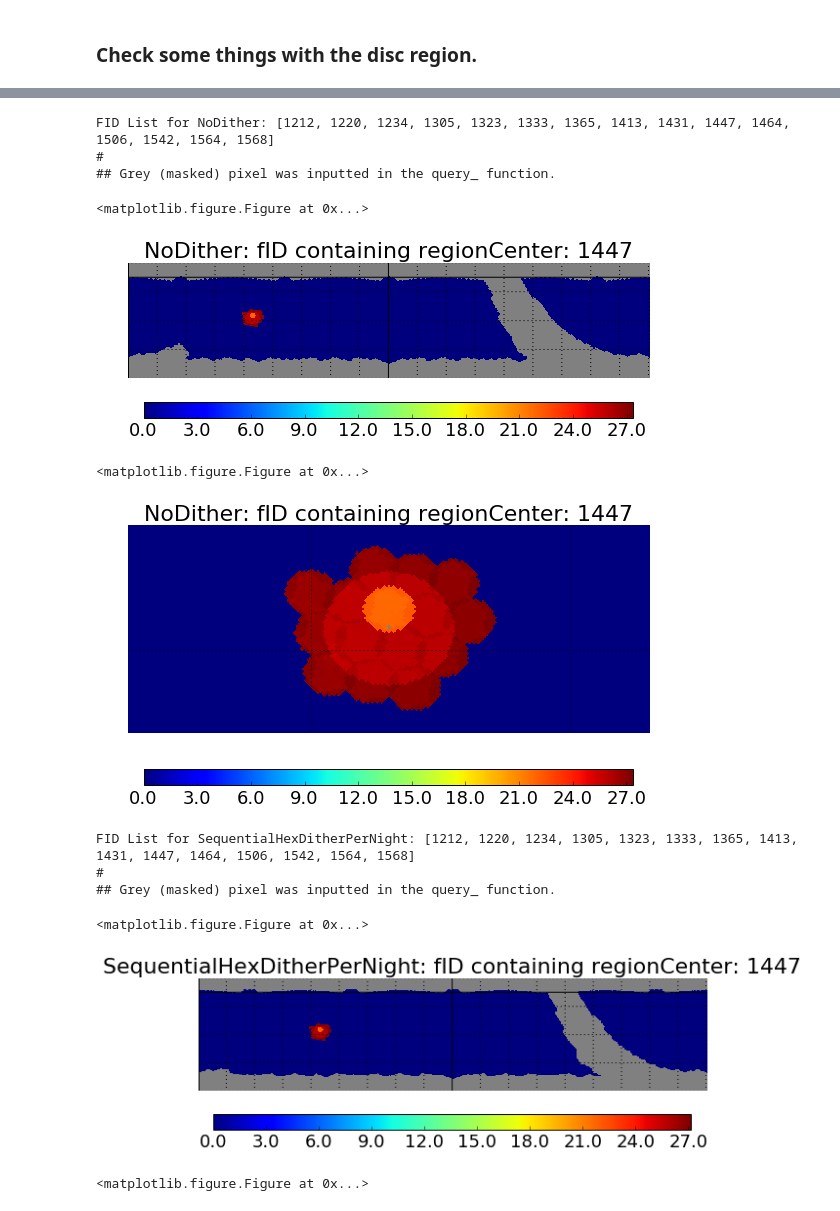
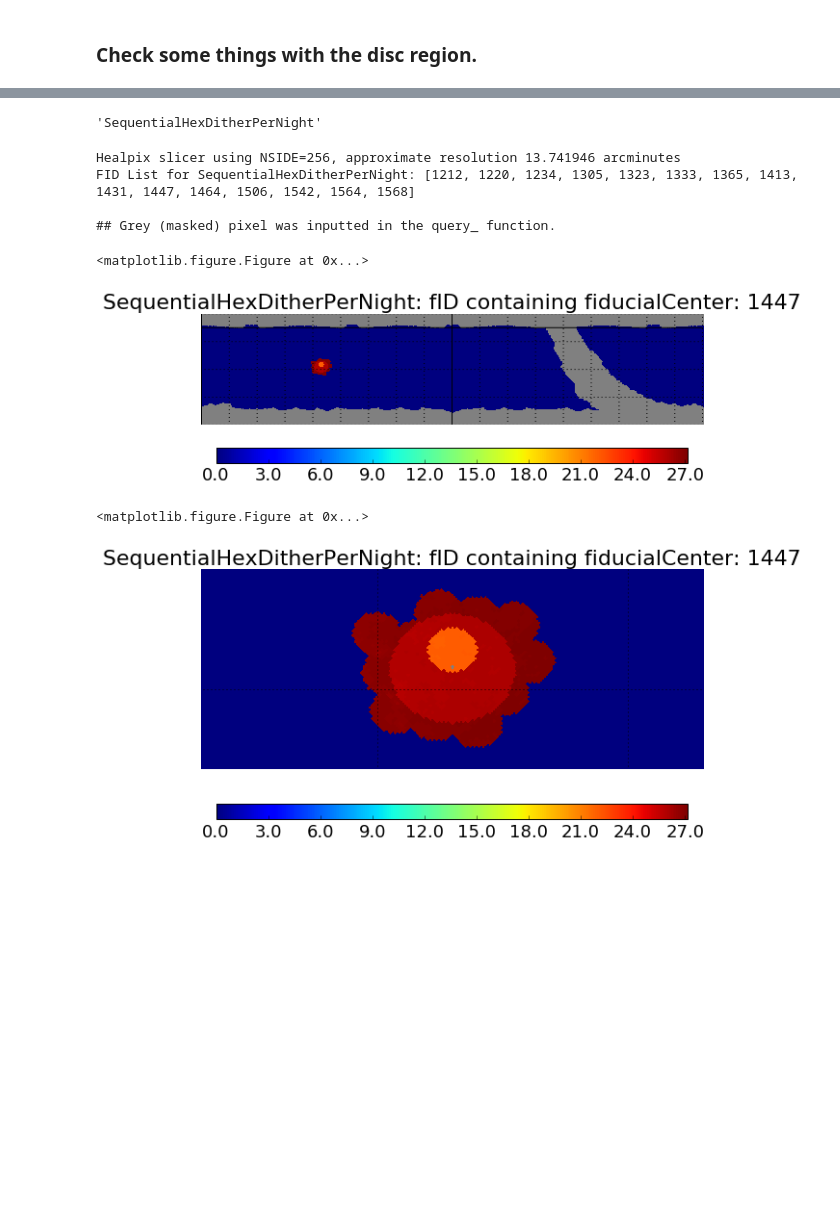
Before and after one commit to humnaawan/DC1-Regions, a Jupyter notebook: DC1 Candidate Regions.ipynb, the cells around one changed output, grey strips where cells are left out. Drawn from its saved outputs; the diff is of its cells as text; code cells hidden in the pictures; blank space fills up the shorter version.

```diff
--- a/DC1 Candidate Regions.ipynb
+++ b/DC1 Candidate Regions.ipynb
@@ -61,10 +61,10 @@ findDC1Regions(coaddBundle, dbpath, plotTestPlots=True, filterBand='i', threshol
 # %%
 startTime= time.time()
 dbpath = path+'minion_1016_sqlite.db'
-output= findDC1Regions(coaddBundle, dbpath, plotTestPlots= True,
+output= findDC1Regions(coaddBundle, dbpath, plotTestPlots= False,
                        filterBand= 'r', returnAll= True)
 
-focusDither, output_rect, output_disc, simdata, pixels_in_FOV, simdataIndex_for_pixel, pixelNum, pixRA, pixDec= output
+focusDither, output_rect, output_disc, simdata, pixels_in_FOV, pixelNum, pixRA, pixDec= output
 
 print 'Time taken (s):', time.time()-startTime
 # %% [output]
@@ -165,18 +176,17 @@ buildAndPlotRegion(fID, simdata, coaddBundle, FOV_radius, pixels_in_FOV, simdata
+# %%
+focusDither
+# %% [output]
+'SequentialHexDitherPerNight'
 # %%
-buildAndPlotRegion(output_disc[1][0], simdata, coaddBundle, FOV_radius= 0.0305,
+buildAndPlotRegion(output_disc['goodFiducialIDs'][0], simdata, coaddBundle, FOV_radius= 0.0305,
                    pixels_in_FOV= pixels_in_FOV,
-                   simdataIndex_for_pixel= simdataIndex_for_pixel, disc= True )
+                   focusDither= ['SequentialHexDitherPerNight'], disc= True )
 # %% [output]
-FID List for NoDither: [1212, 1220, 1234, 1305, 1323, 1333, 1365, 1413, 1431, 1447, 1464, 1506, 1542, 1564, 1568]
-#
+Healpix slicer using NSIDE=256, approximate resolution 13.741946 arcminutes
+FID List for SequentialHexDitherPerNight: [1212, 1220, 1234, 1305, 1323, 1333, 1365, 1413, 1431, 1447, 1464, 1506, 1542, 1564, 1568]
+
 ## Grey (masked) pixel was inputted in the query_ function.
 <matplotlib.figure.Figure at 0x...>
-[figure, old version]
+[figure, new version]
 <matplotlib.figure.Figure at 0x...>
-[figure, old version]
+[figure, new version]
-FID List for SequentialHexDitherPerNight: [1212, 1220, 1234, 1305, 1323, 1333, 1365, 1413, 1431, 1447, 1464, 1506, 1542, 1564, 1568]
-#
-## Grey (masked) pixel was inputted in the query_ function.
-<matplotlib.figure.Figure at 0x...>
-[figure, removed]
-<matplotlib.figure.Figure at 0x...>
```
Also changed, not shown: parts of 13 cells of this notebook.
